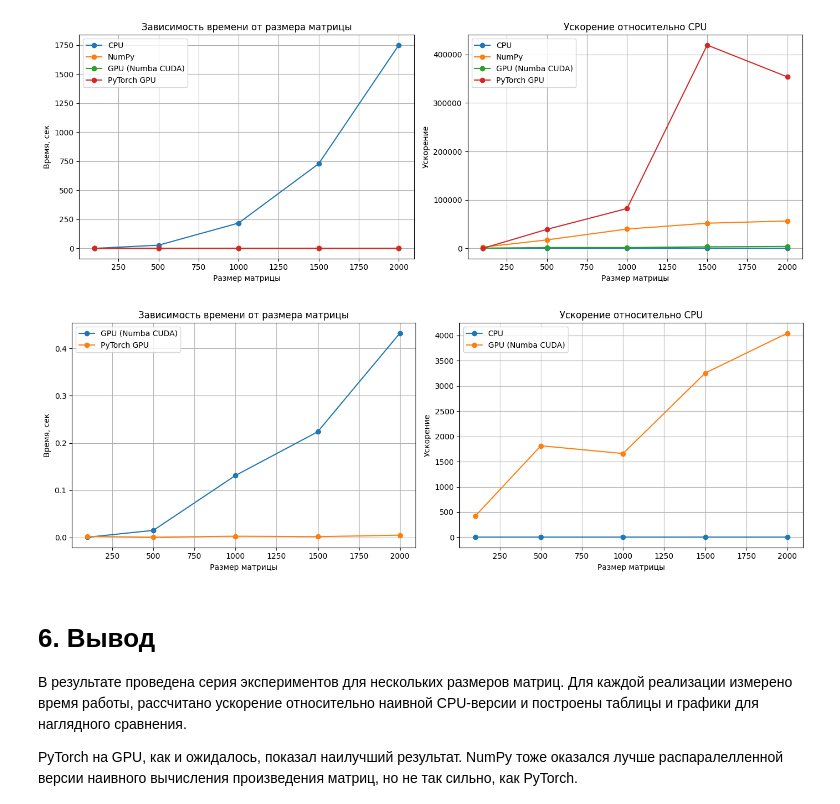
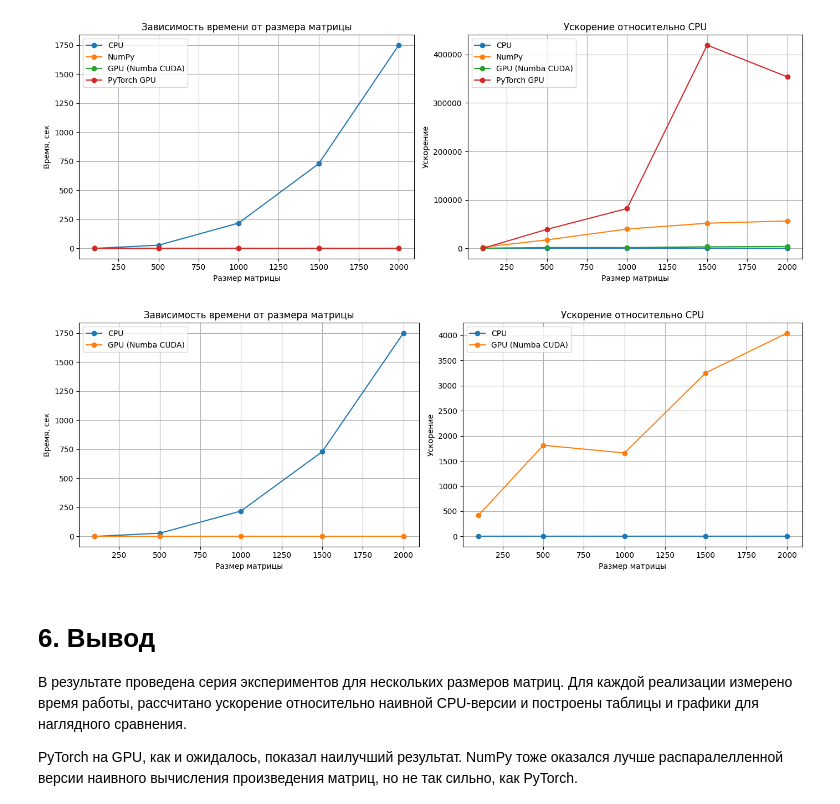
Before and after one commit to Maxastish/HPC-Lab0_MatMul, a Jupyter notebook: Lab0_MatMul.ipynb, the cells around one changed output. Saved outputs shown, nothing was run; the diff lists cells and outputs as text; code cells hidden in the pictures.

```diff
--- a/Lab0_MatMul.ipynb
+++ b/Lab0_MatMul.ipynb
@@ -263,36 +263,36 @@ plt.figure(figsize=(14, 5))
 
 plt.subplot(1, 2, 1)
 for method in results_df["Метод"].unique():
-    if method == "CPU":
+    if method == "PyTorch GPU":
         continue
     if method == "NumPy":
         continue
     part = results_df[results_df["Метод"] == method]
     plt.plot(part["Размер"], part["Время, сек"], marker="o", label=method)
 plt.xlabel("Размер матрицы")
 plt.ylabel("Время, сек")
 plt.title("Зависимость времени от размера матрицы")
 plt.grid(True)
 plt.legend()
 
 plt.subplot(1, 2, 2)
 for method in results_df["Метод"].unique():
     if method == "PyTorch GPU":
         continue
     if method == "NumPy":
         continue
     part = results_df[results_df["Метод"] == method]
     plt.plot(part["Размер"], part["Ускорение"], marker="o", label=method)
 plt.xlabel("Размер матрицы")
 plt.ylabel("Ускорение")
 plt.title("Ускорение относительно CPU")
 plt.grid(True)
 plt.legend()
 
 plt.tight_layout()
 plt.show()
 # %% [output]
-[figure, old version]
+[figure, new version]
 # %% [markdown]
 # 6. Вывод
 
```
Also changed, not shown: parts of 1 cell of this notebook.
